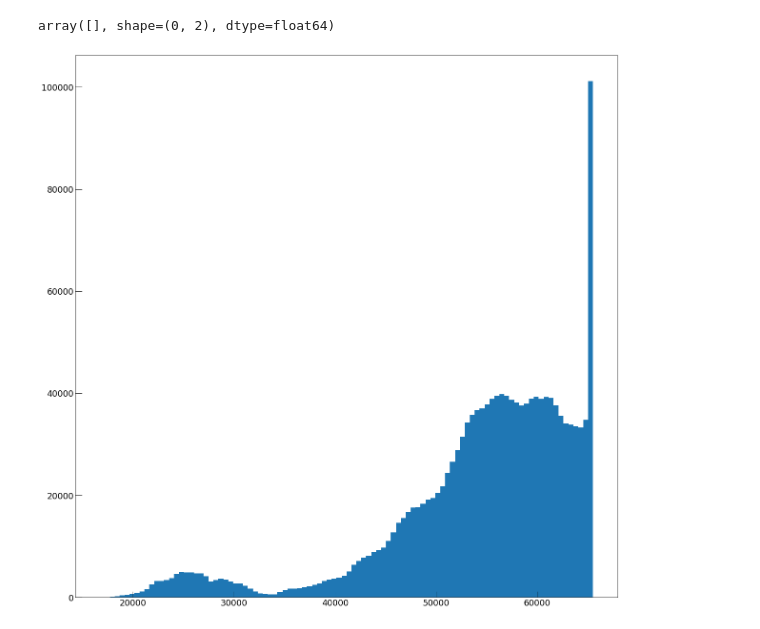
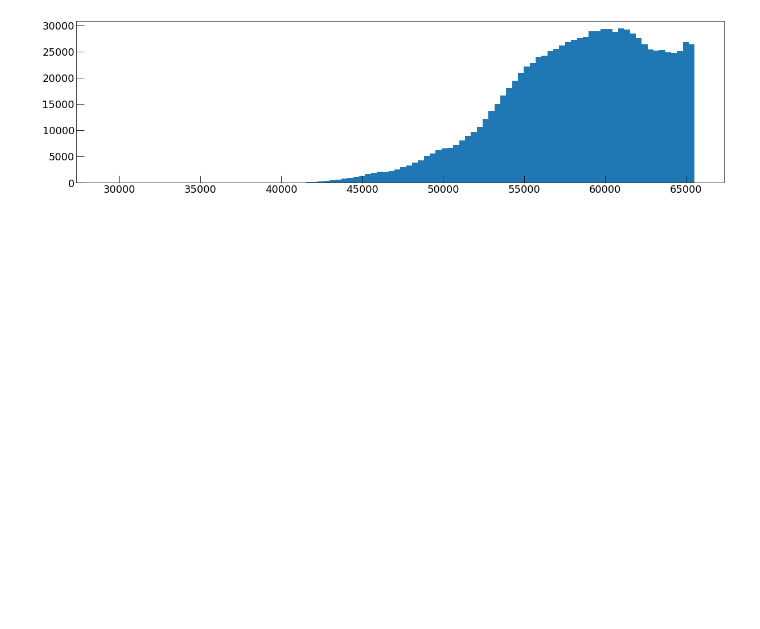
Before and after one commit to gmazzitelli/cygno, a Jupyter notebook: Analisys-Calibarion.ipynb, the cells around one changed output. Cells and saved outputs as stored; diff of their text form; code cells hidden in the pictures; blank space fills up the shorter version.

```diff
--- a/Analisys-Calibarion.ipynb
+++ b/Analisys-Calibarion.ipynb
@@ -26,7 +26,7 @@ dataSelection = 'LAB'
 image = cy.swift_read_image_h5(cy.imageFile2FullPathCygnus(dataSelection, run, traccia))
 # %%
 cy.set_atlas_style("large")
-imageBare    = image[600:1500,150:1850]
+imageBare    = image[600:2048-600,400:2048-400]
 x_resolution = np.size(imageBare[1,:])
 y_resolution = np.size(imageBare[:,1])
 print (x_resolution, y_resolution)
@@ -68,13 +63,10 @@ plt.imshow(edges)
-# %%
-edge_pts[:, ::-1]
-# %% [output]
-array([], shape=(0, 2), dtype=float64)
 # %%
-plt.hist(imageBare.ravel(), bins=100)
-plt.plot()
+# istogramma senza gli overflow
+cy.set_atlas_style("long")
+plt.hist(imageBare[imageBare<2**16-1].ravel(), bins=100)
 plt.show()
 # %% [output]
-[figure, old version]
+[figure, new version]
 # %%
 c = ['-r', '-y', '-b', '-g']
 # optimized for horizontal track in dtheta
```
Also changed, not shown: parts of 9 cells of this notebook, 1 other file.
